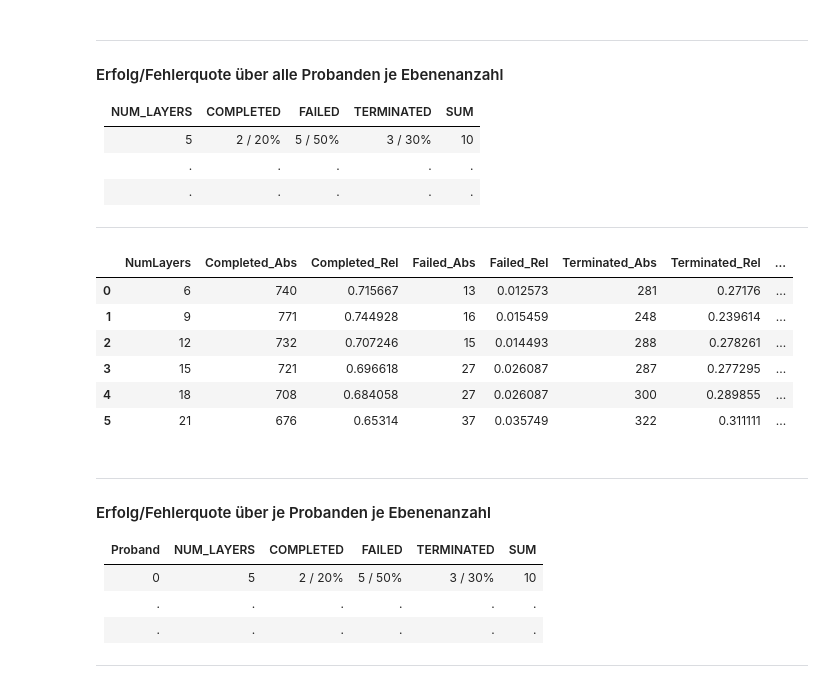
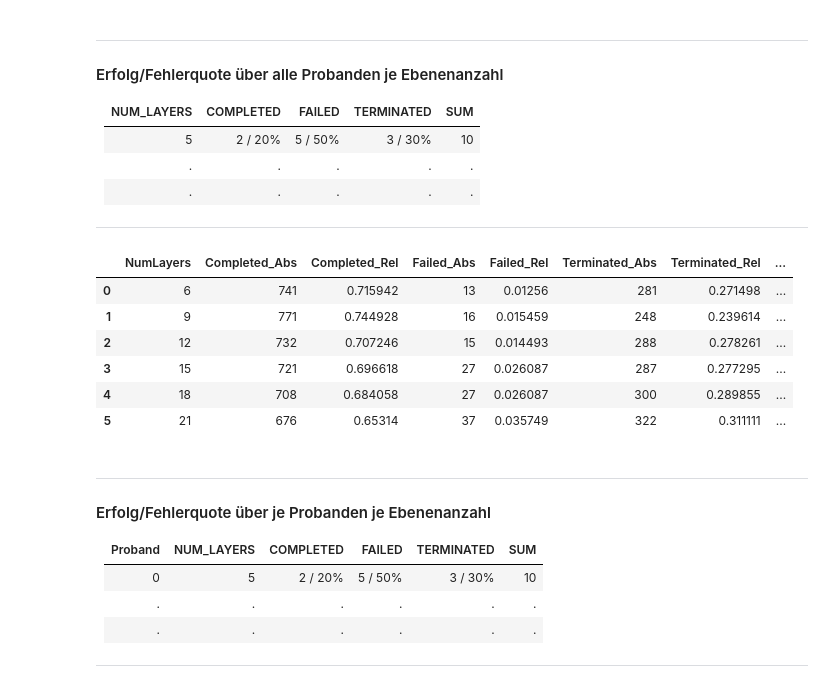
Before and after one commit to visualengineers/reflex-avi2022-results, a Jupyter notebook: code/zelasto study.ipynb, the cells around one changed output. Saved outputs shown, nothing was run; the diff lists cells and outputs as text; code cells hidden in the pictures.

Commit message:
feature: export folder for exported data fix: some fixes in computation

```diff
--- a/code/zelasto study.ipynb
+++ b/code/zelasto study.ipynb
@@ -509,8 +522,8 @@ pivot.to_csv(r'results_repeat.csv',sep= ";")
 | .              | .         | .       | .          | .   |
 ---
 # %%
-df_resultStat = pd.read_csv('results.csv', sep=";")
-df_resultStat = df_resultStat.iloc[1: , :]
+df_resultStat = pd.read_csv(rf'{export}results.csv', sep=";")
+# df_resultStat = df_resultStat.iloc[1: , :]
 
 cn_rates = ["NumLayers", "Completed_Abs", "Completed_Rel", "Failed_Abs", "Failed_Rel", "Terminated_Abs", "Terminated_Rel", "Sum"]
 df_rates = pd.DataFrame(columns = cn_rates)
@@ -527,35 +540,35 @@ for elem in groups:
 
 count = grouped["Result"].count()
 
 for index, value in count.items():
     rate = df_rates.loc[(df_rates["NumLayers"] == index[0])]
     r_index = rate.index
 
     if index[1] == " COMPLETED":
         compl_sum = int(rate["Completed_Abs"]) + value;
         df_rates.iat[r_index[0], 1] = compl_sum
 
     if index[1] == " FAILED":
         fail_sum = int(rate["Failed_Abs"]) + value;
         df_rates.iat[r_index[0], 3] = fail_sum
 
     if index[1] == " TERMINATED":
         term_sum = int(rate["Terminated_Abs"]) + value;
         df_rates.iat[r_index[0], 5] = term_sum
 
 df_rates["Sum"] = df_rates["Completed_Abs"] + df_rates["Failed_Abs"] + df_rates["Terminated_Abs"]
 df_rates["Completed_Rel"] = df_rates["Completed_Abs"] / df_rates["Sum"]
 df_rates["Failed_Rel"] = df_rates["Failed_Abs"] / df_rates["Sum"]
 df_rates["Terminated_Rel"] = df_rates["Terminated_Abs"] / df_rates["Sum"]
 
 df_rates["Sum_Rel"] = df_rates["Completed_Rel"] + df_rates["Failed_Rel"] + df_rates["Terminated_Rel"]
 
 display(df_rates.sort_values(by="NumLayers", key=lambda col: col.astype(int)))
 
-df_rates.to_csv(r'rates_global_layers.csv', sep= ";")
+df_rates.to_csv(rf'{export}rates_global_layers.csv', sep= ";")
 # %% [output]
 |  | NumLayers | Completed_Abs | Completed_Rel | Failed_Abs | Failed_Rel | Terminated_Abs | Terminated_Rel | ... |
-| 0 | 6 | 740 | 0.715667 | 13 | 0.012573 | 281 | 0.27176 | ... |
+| 0 | 6 | 741 | 0.715942 | 13 | 0.01256 | 281 | 0.271498 | ... |
 | 1 | 9 | 771 | 0.744928 | 16 | 0.015459 | 248 | 0.239614 | ... |
 | 2 | 12 | 732 | 0.707246 | 15 | 0.014493 | 288 | 0.278261 | ... |
 | 3 | 15 | 721 | 0.696618 | 27 | 0.026087 | 287 | 0.277295 | ... |
```
Also changed, not shown: parts of 10 cells of this notebook, 19 other files.
